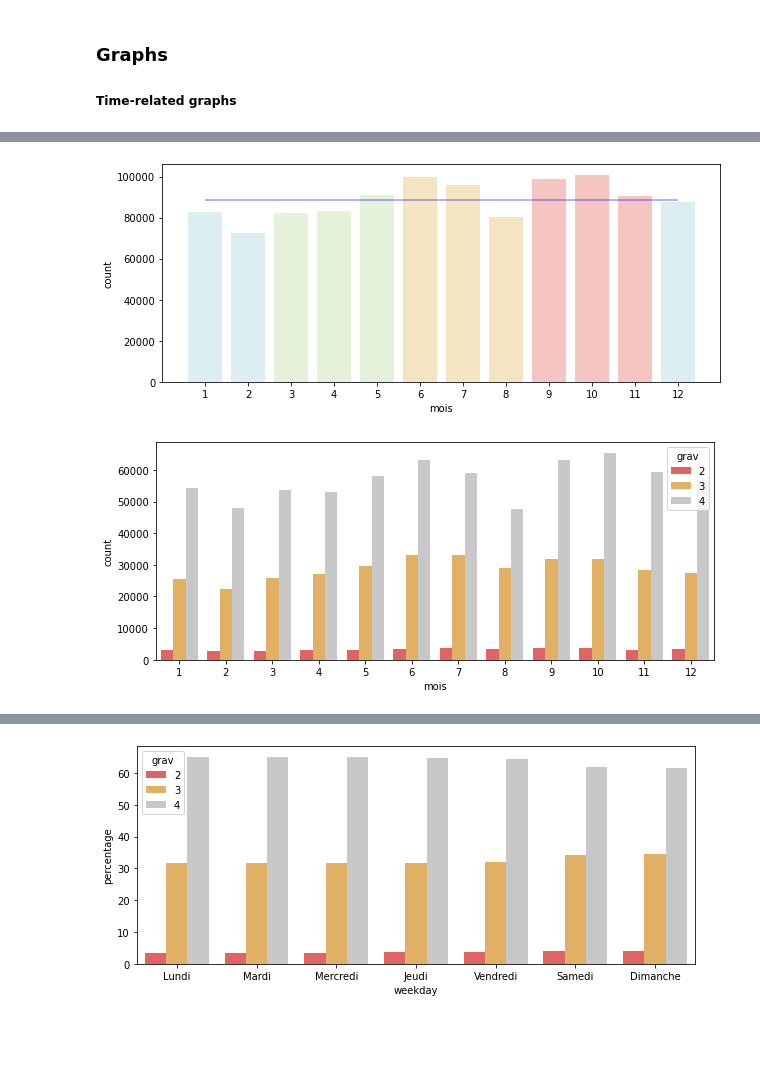
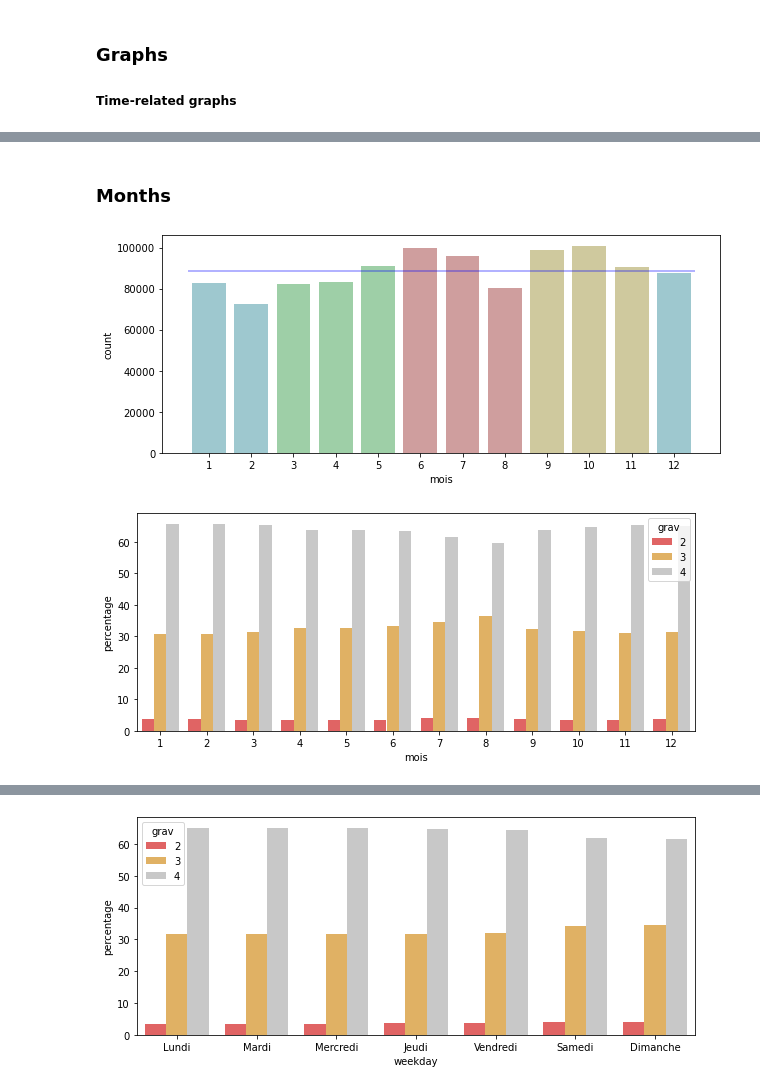
Before and after one commit to YacineHajjiDataScientist/20220814_dsProject, a Jupyter notebook: 20220821_projectDS.ipynb, the cells around one changed output, grey strips where cells are left out. Cells and saved outputs as stored; diff of their text form; code cells hidden in the pictures; blank space fills up the shorter version.

```diff
--- a/20220821_projectDS.ipynb
+++ b/20220821_projectDS.ipynb
@@ -104,4 +109,8 @@ dfCarac['mois_label'] = dfCarac['mois_label'].replace(to_replace=np.arange(1, 13
 dfCarac['weekday'] = dfCarac['date'].dt.weekday
 
 # Hour of the day
+dfCarac['hrmn'] = dfCarac['hrmn'].replace('\:', '', regex=True).astype(int)
 dfCarac['hour'] = dfCarac['hrmn']//100
+
+# Year of accident
+dfCarac['year'] = dfCarac['date'].dt.year
@@ -357,22 +417,32 @@ sns.countplot(x=dfCarac['mois'], hue=dfCarac['grav'],
+# %% [markdown]
+### Months
 # %%
+# Display plots
 plt.figure(figsize=(10, 4))
 sns.countplot(dfCarac['mois'],
-             palette=['#D7F1F5', '#D7F1F5',
-                   '#E3F5D7', '#E3F5D7', '#E3F5D7',
-                   '#FEE7B9', '#FEE7B9', '#FEE7B9',
-                   '#FEBEB9', '#FEBEB9', '#FEBEB9',
-                   '#D7F1F5'])
-plt.hlines(y=len(dfCarac['mois'])/12, xmin=0, xmax=11, color='blue', alpha=0.4);
+             palette=['#96CED7', '#96CED7',
+                   '#96D7A2', '#96D7A2', '#96D7A2',
+                   '#D79696', '#D79696', '#D79696',
+                   '#D7CF96', '#D7CF96', '#D7CF96',
+                   '#96CED7'])
+plt.hlines(y=len(dfCarac['mois'])/12, xmin=-0.5, xmax=11.5, color='blue', alpha=0.4);
 # On peut observer que les mois de juin, juillet, septembre et octobre semblent avoir le plus d'accidents
 # On peut observer que le mois de février compte le moins d'accidents mais il comporte aussi 28 jours
 # %% [output]
-[figure, old version]
+[figure, new version]
 # %%
-plt.figure(figsize=(10, 4))
-sns.countplot(x=dfCarac['mois'], hue=dfCarac['grav'],
+# Initiating dataframe grouped by month
+dfCaracGpByMonth = (dfCarac.groupby(['mois'])['grav']
+                     .value_counts(normalize=True)
+                     .rename('percentage')
+                     .mul(100)
+                     .reset_index()
+                     .sort_values('grav'))
+
+# Display plotx
+fig, ax = plt.subplots(figsize=(10, 4))
+sns.barplot(x="mois", y="percentage", hue="grav", data=dfCaracGpByMonth,
              palette=['#F45050','#F4B650','#C8C8C8']);
-
-# Faire un graphique où on affiche la proportion de gravité par mois
-# idem par heures du jour (24h au total)
+# It seems that the gravity of accident is larger during the weekend compared to the week
 # %% [output]
-[figure, old version]
+[figure, new version]
```
Also changed, not shown: parts of 26 cells of this notebook.
